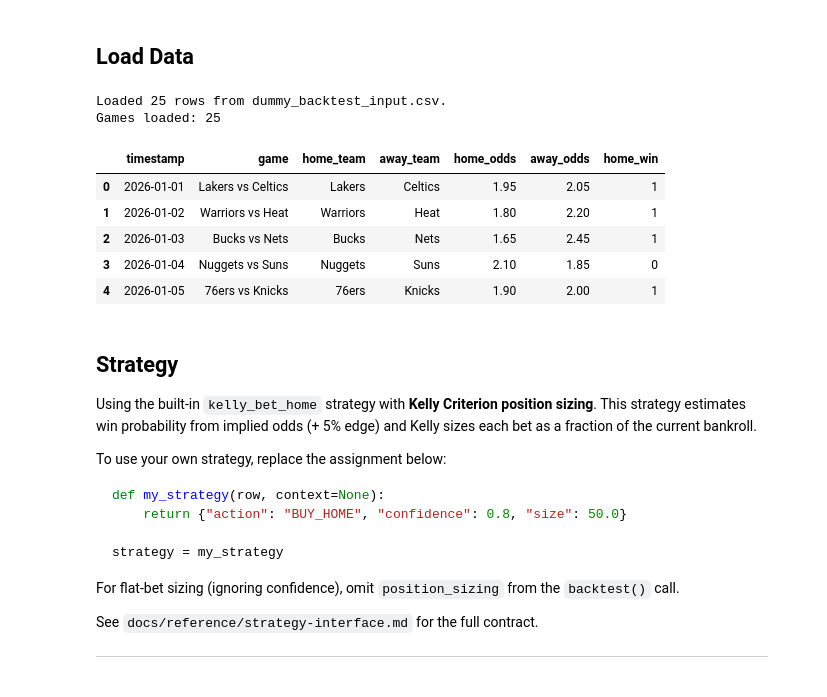
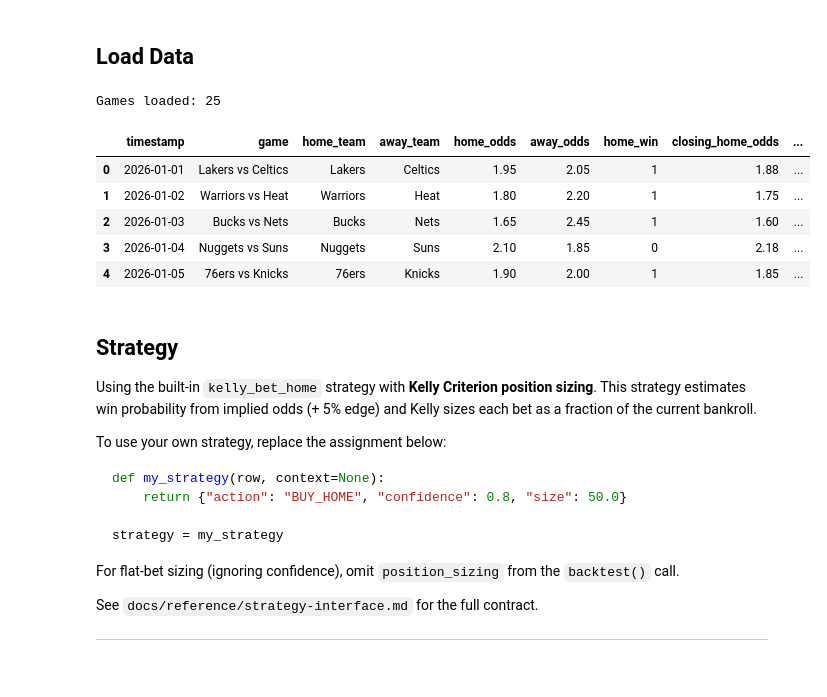
Before and after one commit to TanishqK27/CUIC_Sem2_Project, a Jupyter notebook: tools/backtester.ipynb, the cells around one changed output. Saved outputs shown, nothing was run; the diff lists cells and outputs as text; code cells hidden in the pictures.

```diff
--- a/tools/backtester.ipynb
+++ b/tools/backtester.ipynb
@@ -81,19 +81,20 @@ DATA_DIR = PROJECT_ROOT / "data"
 DUMMY_CSV = DATA_DIR / "dummy_backtest_input.csv"
 # %% [markdown]
 ## Load Data
-# %%
-data = load_backtest_data("2026-01-01", "2026-01-31", csv_path=DUMMY_CSV)
-print(f"Games loaded: {len(data)}")
-data.head()
-# %% [output]
-Loaded 25 rows from dummy_backtest_input.csv.
-Games loaded: 25
-|  | timestamp | game | home_team | away_team | home_odds | away_odds | home_win |
-| 0 | 2026-01-01 | Lakers vs Celtics | Lakers | Celtics | 1.95 | 2.05 | 1 |
-| 1 | 2026-01-02 | Warriors vs Heat | Warriors | Heat | 1.80 | 2.20 | 1 |
-| 2 | 2026-01-03 | Bucks vs Nets | Bucks | Nets | 1.65 | 2.45 | 1 |
-| 3 | 2026-01-04 | Nuggets vs Suns | Nuggets | Suns | 2.10 | 1.85 | 0 |
-| 4 | 2026-01-05 | 76ers vs Knicks | 76ers | Knicks | 1.90 | 2.00 | 1 |
+# %%
+# When DATABASE_URL is set (and VPN is active), loads real NBA games from Railway DB.
+# Otherwise falls back to dummy CSV data.
+data = load_backtest_data()
+print(f"Games loaded: {len(data)}")
+data.head()
+# %% [output]
+Games loaded: 25
+|  | timestamp | game | home_team | away_team | home_odds | away_odds | home_win | closing_home_odds | ... |
+| 0 | 2026-01-01 | Lakers vs Celtics | Lakers | Celtics | 1.95 | 2.05 | 1 | 1.88 | ... |
+| 1 | 2026-01-02 | Warriors vs Heat | Warriors | Heat | 1.80 | 2.20 | 1 | 1.75 | ... |
+| 2 | 2026-01-03 | Bucks vs Nets | Bucks | Nets | 1.65 | 2.45 | 1 | 1.60 | ... |
+| 3 | 2026-01-04 | Nuggets vs Suns | Nuggets | Suns | 2.10 | 1.85 | 0 | 2.18 | ... |
+| 4 | 2026-01-05 | 76ers vs Knicks | 76ers | Knicks | 1.90 | 2.00 | 1 | 1.85 | ... |
 # %% [markdown]
 ## Strategy
 
```
Also changed, not shown: parts of 6 cells of this notebook.
